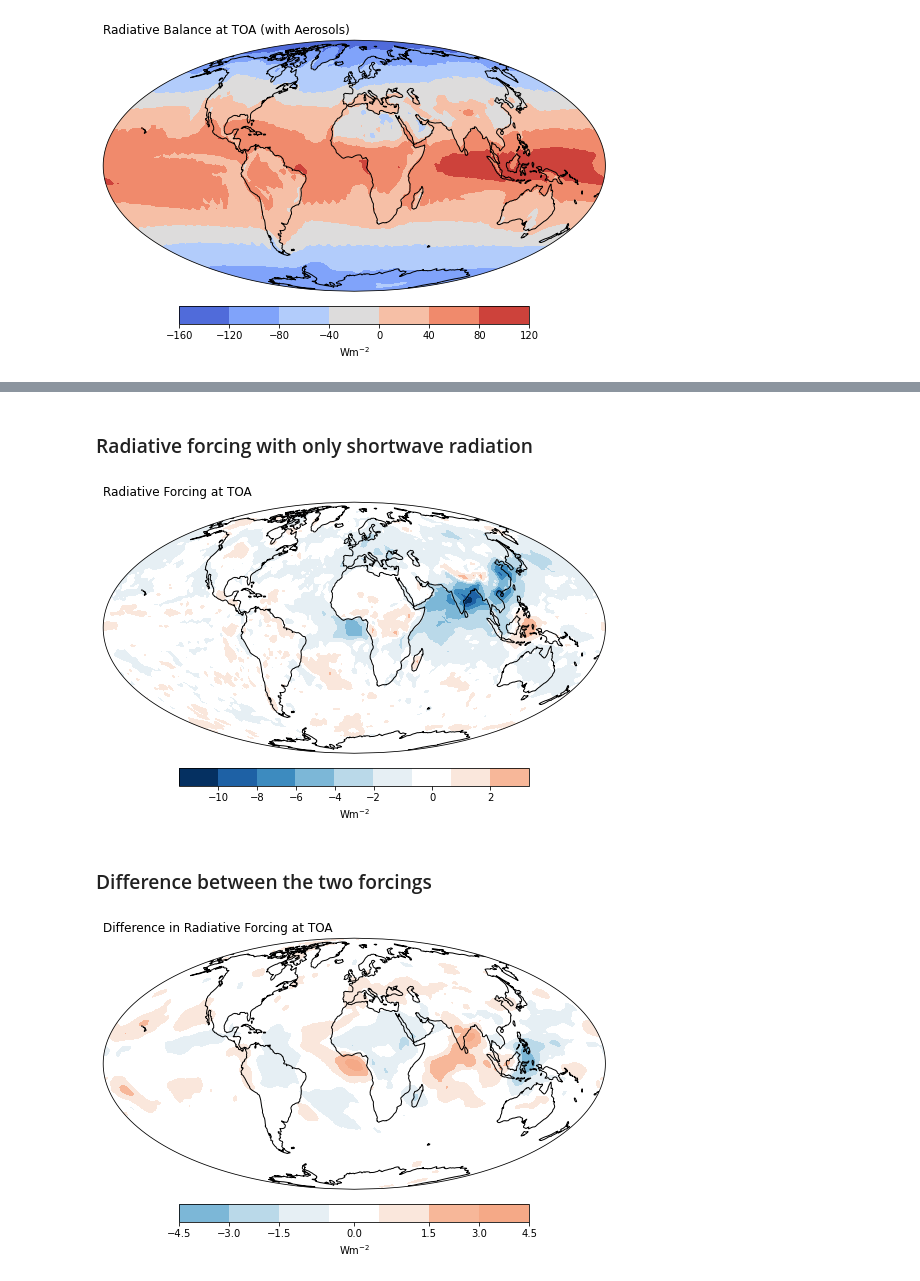
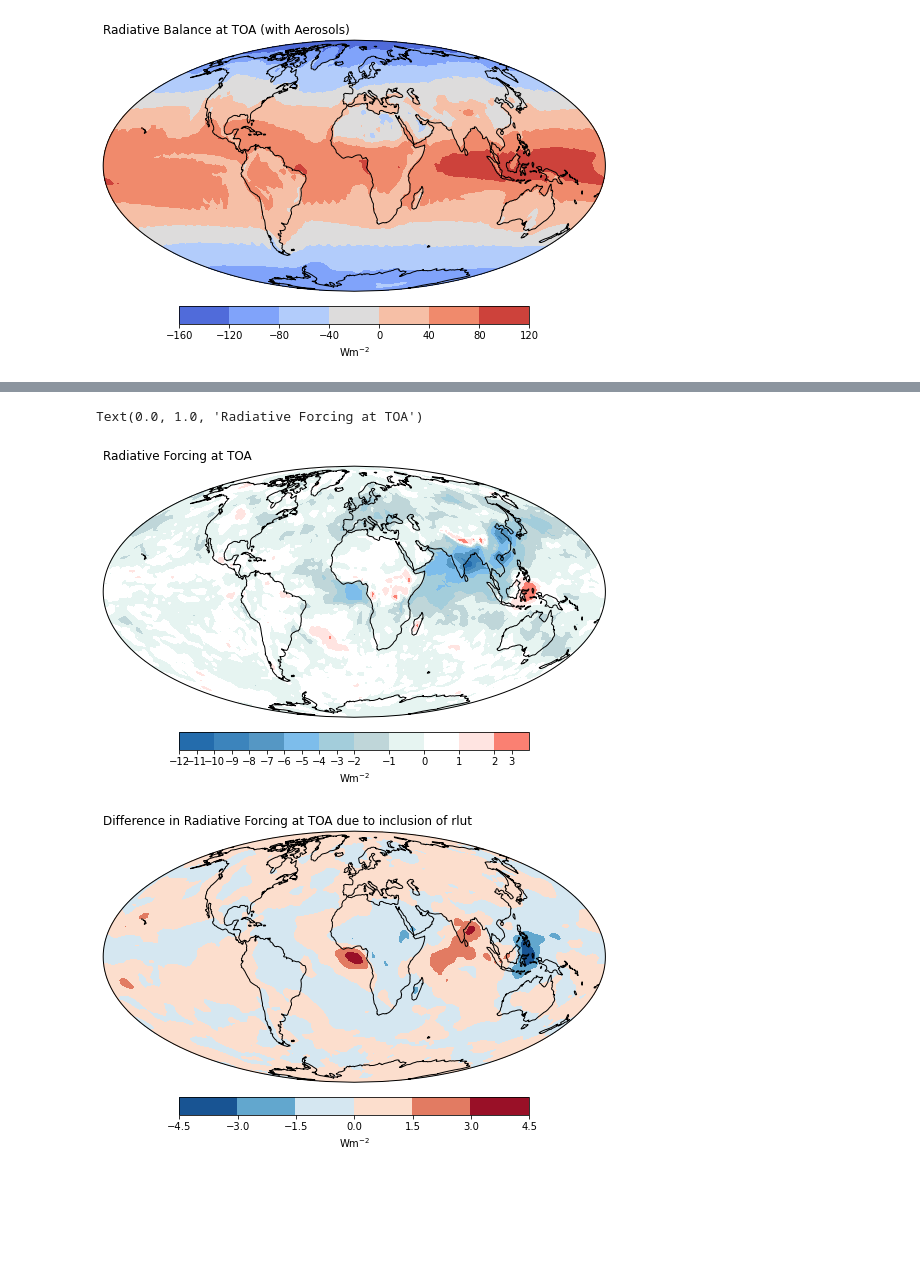
Before and after one commit to rovinapinto/radiative_forcing, a Jupyter notebook: notebooks/radiative_forcing_MPI-ESM1.2.ipynb, the cells around one changed output, grey strips where cells are left out. Drawn from its saved outputs; the diff is of its cells as text; code cells hidden in the pictures; blank space fills up the shorter version.

```diff
--- a/notebooks/radiative_forcing_MPI-ESM1.2.ipynb
+++ b/notebooks/radiative_forcing_MPI-ESM1.2.ipynb
@@ -142,6 +96,6 @@ plt.savefig("forcing_TOA_MPI-ESM1-2.pdf", bbox_inches='tight', transparent=True)
-# %% [markdown]
-### Radiative forcing with only shortwave radiation
 # %%
+#Visualize radiaitve forcing at TOA with only shortwave
+
 vmax = np.max(np.mean(sw_forcing_toa,axis=0))
 vmin = np.min(np.mean(sw_forcing_toa,axis=0))
 v_ext = np.max( [ np.abs(vmin), np.abs(vmax) ] )
@@ -153,30 +107,32 @@ ax.set_global()
 ax.coastlines()
 sw_forcing_toa, RFD.lon = add_cyclic_point(sw_forcing_toa, coord=RFD.lon) #removes white longitutdinal line at centre
 contour_map =  ax.contourf(RFD.lon,RFD.lat,np.mean(sw_forcing_toa,axis=0),transform=ccrs.PlateCarree(),norm=norm, colors=colors,levels=levels)
-plt.colorbar(contour_map, shrink=0.8, fraction=0.046, pad=0.04, label=r"$\mathrm{Wm}^{-2}$", orientation='horizontal', ticks=[-10, -8, -6, -4, -2, 0, 2])
+plt.colorbar(contour_map, shrink=0.8, fraction=0.046, pad=0.04, label=r"$\mathrm{Wm}^{-2}$", orientation='horizontal', ticks=range(-12,4))
 plt.title("Radiative Forcing at TOA", loc='left', fontsize = 12)
-plt.savefig("sw_forcing_TOA_MPI-ESM1-2.pdf", bbox_inches='tight', transparent=True)
+#plt.savefig("sw_forcing_TOA_MPI-ESM1-2.pdf", bbox_inches='tight', transparent=True)
 # %% [output]
+Text(0.0, 1.0, 'Radiative Forcing at TOA')
-[figure, old version]
+[figure, new version]
-# %% [markdown]
-### Difference between the two forcings
 # %%
+#Difference between the two forcings
+
+
 diff_forcing_toa = forcing_toa - sw_forcing_toa
 
 vmax = np.max(np.mean(diff_forcing_toa,axis=0))
 vmin = np.min(np.mean(diff_forcing_toa,axis=0))
 v_ext = np.max( [ np.abs(vmin), np.abs(vmax) ] )
 norm = mcolors.TwoSlopeNorm(vmin=-v_ext, vmax = v_ext, vcenter=0)
 
 fig = plt.figure(figsize=(9,7))
 ax = fig.add_subplot(1,1,1,projection=ccrs.Mollweide())
 ax.set_global()
 ax.coastlines()
 diff_forcing_toa, RFD.lon = add_cyclic_point(diff_forcing_toa, coord=RFD.lon) #removes white longitutdinal line at centre
 
-cs = ax.contourf(RFD.lon,RFD.lat,np.mean(diff_forcing_toa,axis=0), transform=ccrs.PlateCarree(), norm=norm, colors=colors3,levels=levels3)
-plt.colorbar(cs, shrink=0.8, fraction=0.046, pad=0.04, extendrect=True, label=r"$\mathrm{Wm}^{-2}$", orientation='horizontal', ticks=[ -4.5,-3, -1.5, 0, 1.5,3, 4.5])
-plt.title("Difference in Radiative Forcing at TOA", loc='left', fontsize = 12)
+cs = ax.contourf(RFD.lon,RFD.lat,np.mean(diff_forcing_toa,axis=0), transform=ccrs.PlateCarree(),cmap='RdBu_r', norm=norm)
+plt.colorbar(cs, shrink=0.8, fraction=0.046, pad=0.04, extendrect=True, label=r"$\mathrm{Wm}^{-2}$", orientation='horizontal')
+plt.title("Difference in Radiative Forcing at TOA due to inclusion of rlut", loc='left', fontsize = 12)
 plt.savefig("diff_forcing_TOA_MPI-ESM1-2.pdf", bbox_inches='tight', transparent=True)
 # %% [output]
-[figure, old version]
+[figure, new version]
```
Also changed, not shown: parts of 15 cells of this notebook, 28 other files.
